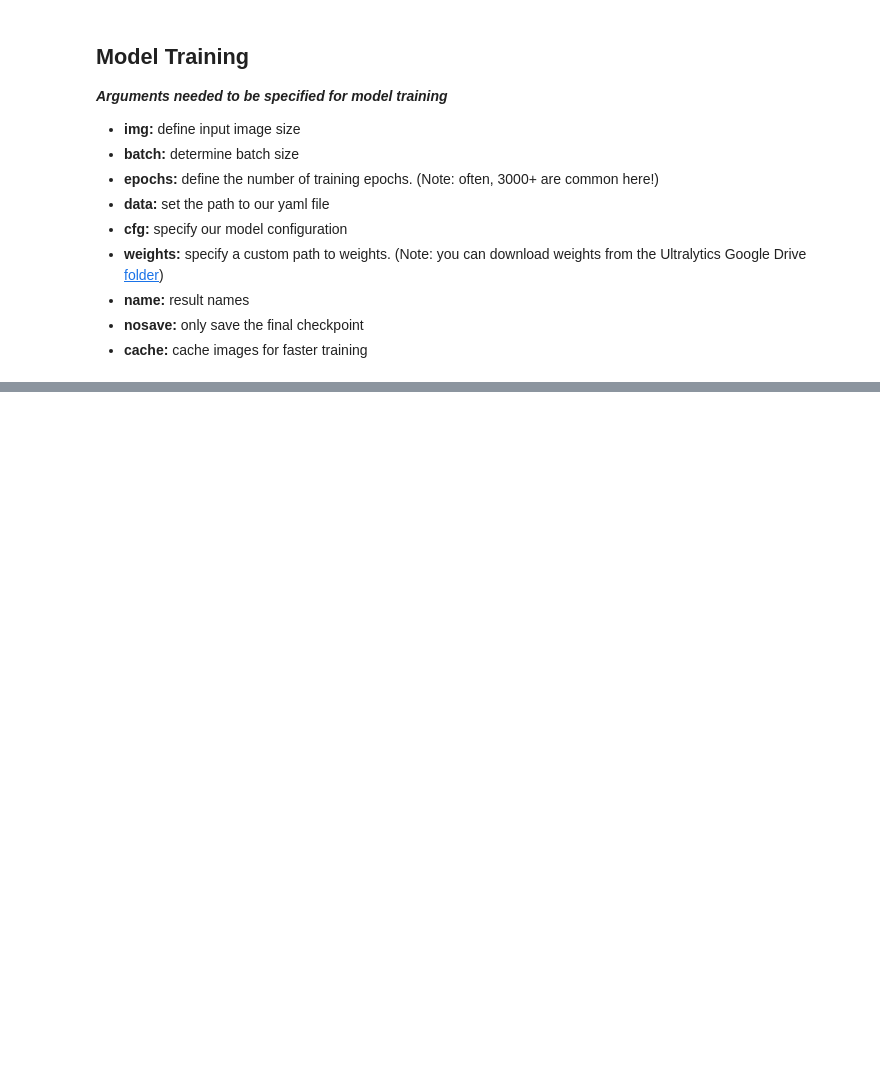
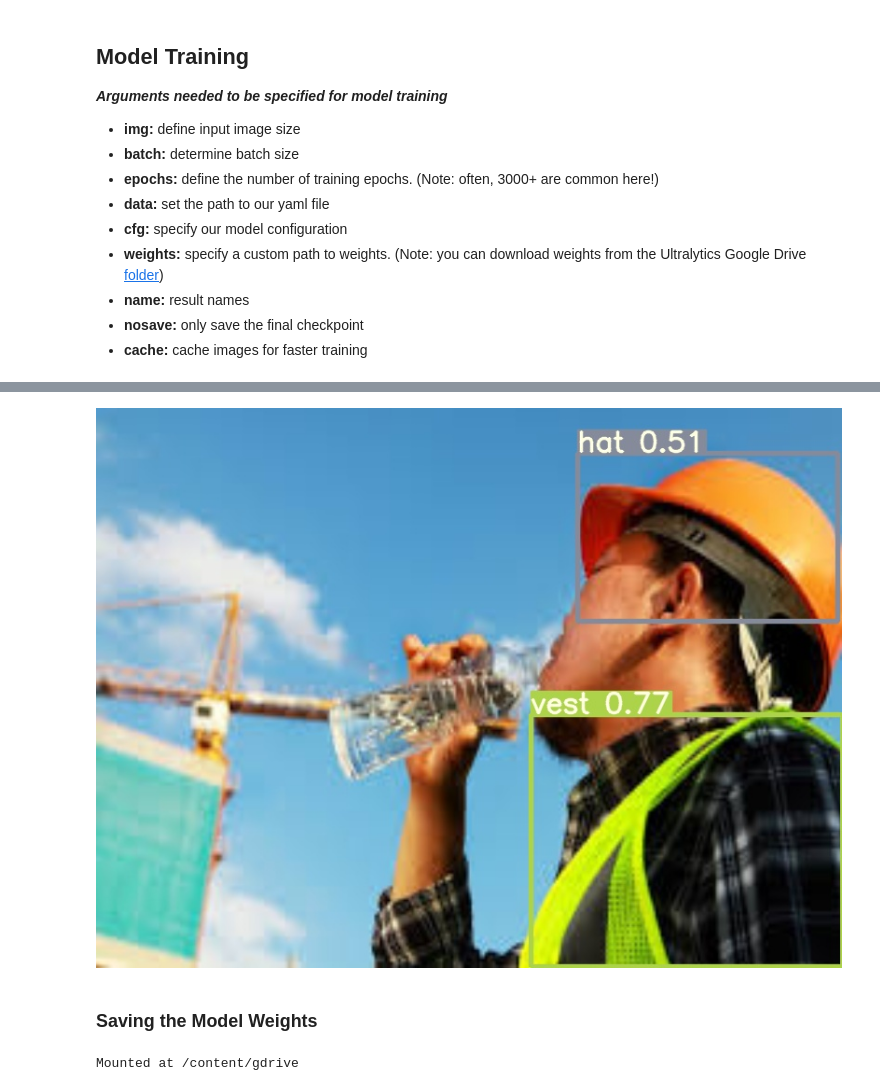
Before and after one commit to jai8004/Warehouse-Apparel-Detector, a Jupyter notebook: Notebook/Warehouse_Apparel_Detector.ipynb, the cells around one changed output, grey strips where cells are left out. Cells and saved outputs as stored; diff of their text form; code cells hidden in the pictures; blank space fills up the shorter version.

```diff
--- a/Notebook/Warehouse_Apparel_Detector.ipynb
+++ b/Notebook/Warehouse_Apparel_Detector.ipynb
@@ -226,0 +288,18 @@ hyperparameters: lr0=0.01, lrf=0.2, momentum=0.937, weight_decay=0.0005, warmup_
+# %%
+#display inference on test images
+
+import glob
+from IPython.display import Image, display
+
+for imageName in glob.glob('/content/drive/MyDrive/YoloV5/yolov5/yolov5/runs/detect/exp/wh_dresscode_0787.jpg'): #assuming JPG
+    display(Image(filename=imageName))
+    print("\n")
+# %% [output]
+[figure, added]
+# %% [markdown]
+### **Saving the Model Weights**
+# %%
+from google.colab import drive
+drive.mount('/content/gdrive')
+# %% [output]
+Mounted at /content/gdrive
```
Also changed, not shown: parts of 14 cells of this notebook.
